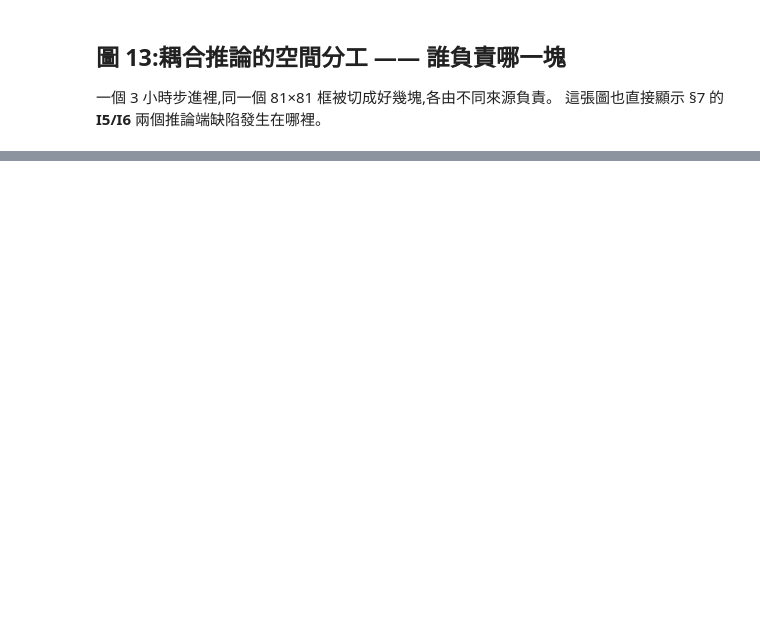
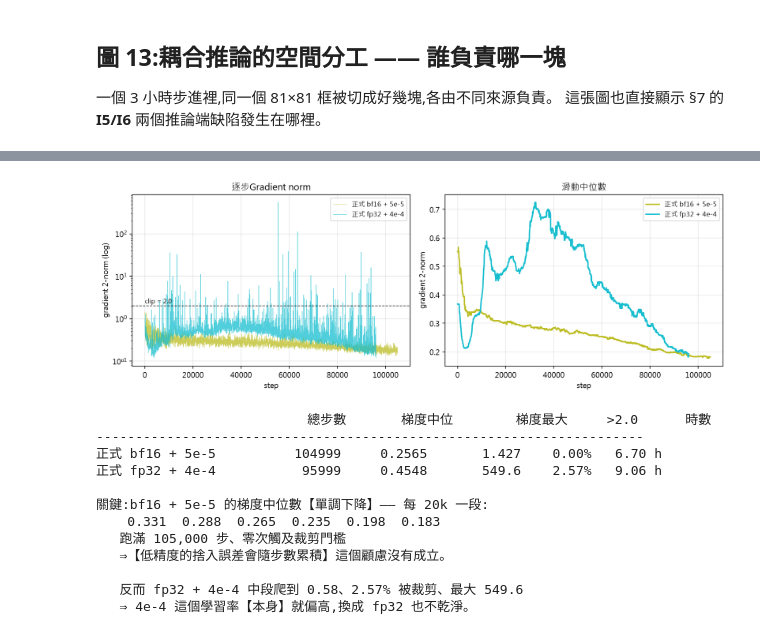
Before and after one commit to Payne721401/LLAT_polar, a Jupyter notebook: analysis/training_analysis.ipynb, the cells around one changed output, grey strips where cells are left out. Saved outputs shown, nothing was run; the diff lists cells and outputs as text; code cells hidden in the pictures; blank space fills up the shorter version.

```diff
--- a/analysis/training_analysis.ipynb
+++ b/analysis/training_analysis.ipynb
@@ -1359,0 +1318,72 @@ print("       %.1f° 讓極座標圓涵蓋整個方框(代價是外圈更稀疏,
+# %%
+# -- 正式訓練 A/B:梯度 --------------------------------------------
+import os
+
+PROD = [("正式 bf16 + 5e-5", "prod_lr5e-5_curves.csv", "tab:olive"),
+        ("正式 fp32 + 4e-4", "prod_fp32_curves.csv",   "tab:cyan")]
+prod = [(n, load(p), c) for n, p, c in PROD if os.path.exists(p)]
+if not prod:
+    raise FileNotFoundError("兩份 prod curves.csv 都不在 —— 先從叢集 scp 下來")
+
+
+def roll_median(x, w=101):
+    """滑動中位數。逐步梯度雜訊大,直接畫會糊成一團看不出趨勢;
+    中位數比平均穩健,不會被單一尖峰帶走。邊界用鏡射補,避免頭尾塌陷。"""
+    if len(x) < w:
+        return x
+    pad = w // 2
+    xp = np.concatenate([x[:pad][::-1], x, x[-pad:][::-1]])
+    return np.array([np.median(xp[i:i + w]) for i in range(len(x))])
+
+
+fig, ax = plt.subplots(1, 2, figsize=(12, 4.2))
+for n, d, c in prod:
+    s, g = ser(d, "gradient_2norm")
+    ax[0].semilogy(s, g, c=c, lw=.6, alpha=.75, label=n)
+    ax[1].plot(s, roll_median(g), c=c, lw=1.8, label=n)
+
+ax[0].axhline(2.0, ls="--", c="k", lw=.9)
+ax[0].annotate("clip = 2.0", (0, 2.3), fontsize=8.5)
+ax[0].set_title("逐步Gradient norm")
+ax[0].set_ylabel("gradient 2-norm (log)")
+ax[1].set_title("滑動中位數")
+ax[1].set_ylabel("gradient 2-norm")
+for a_ in ax:
+    a_.set_xlabel("step")
+    a_.legend(fontsize=9)
+plt.tight_layout()
+plt.show()
+
+print("%-20s %9s %10s %11s %8s %7s" % ("", "總步數", "梯度中位", "梯度最大", ">2.0", "時數"))
+print("-" * 70)
+for n, d, _ in prod:
+    s, g = ser(d, "gradient_2norm")
+    _, h = ser(d, "hours")
+    print("%-20s %9d %10.4f %11.4g %7.2f%% %6.2f h"
+          % (n, int(d["step"].max()), np.median(g), g.max(),
+             100 * (g > 2).mean(), h.max()))
+
+print()
+print("關鍵:bf16 + 5e-5 的梯度中位數【單調下降】—— 每 20k 一段:")
+s, g = ser(prod[0][1], "gradient_2norm")
+print("   ", "  ".join("%.3f" % np.median(g[(s >= a) & (s < a + 20000)])
+                       for a in range(0, 100001, 20000)))
+print("   跑滿 105,000 步、零次觸及裁剪門檻")
+print("   ⇒【低精度的捨入誤差會隨步數累積】這個顧慮沒有成立。")
+print()
+print("   反而 fp32 + 4e-4 中段爬到 0.58、2.57% 被裁剪、最大 549.6")
+print("   ⇒ 4e-4 這個學習率【本身】就偏高,換成 fp32 也不乾淨。")
+# %% [output]
+[figure, added]
+                           總步數       梯度中位        梯度最大     >2.0      時數
+----------------------------------------------------------------------
+正式 bf16 + 5e-5          104999     0.2565       1.427    0.00%   6.70 h
+正式 fp32 + 4e-4           95999     0.4548       549.6    2.57%   9.06 h
+
+關鍵:bf16 + 5e-5 的梯度中位數【單調下降】—— 每 20k 一段:
+    0.331  0.288  0.265  0.235  0.198  0.183
+   跑滿 105,000 步、零次觸及裁剪門檻
+   ⇒【低精度的捨入誤差會隨步數累積】這個顧慮沒有成立。
+
+   反而 fp32 + 4e-4 中段爬到 0.58、2.57% 被裁剪、最大 549.6
+   ⇒ 4e-4 這個學習率【本身】就偏高,換成 fp32 也不乾淨。
```
Also changed, not shown: parts of 18 cells of this notebook, 29 other files.
